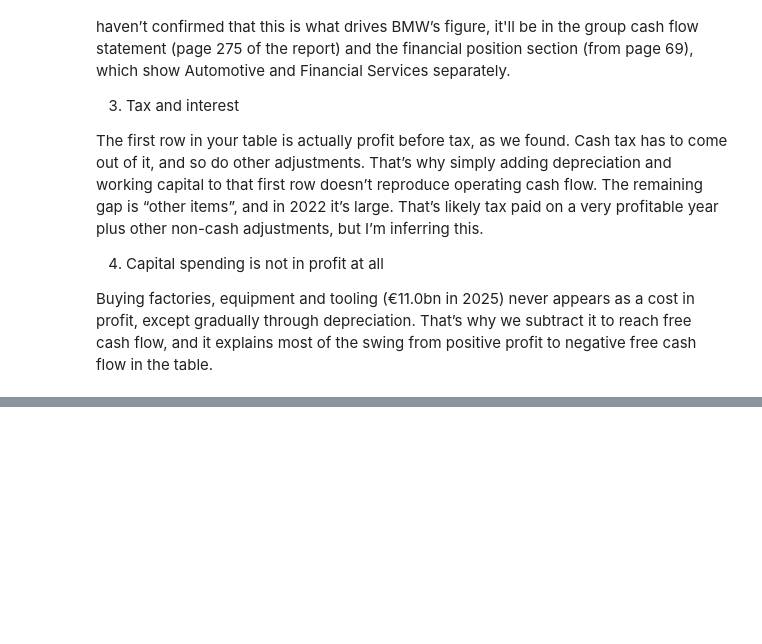
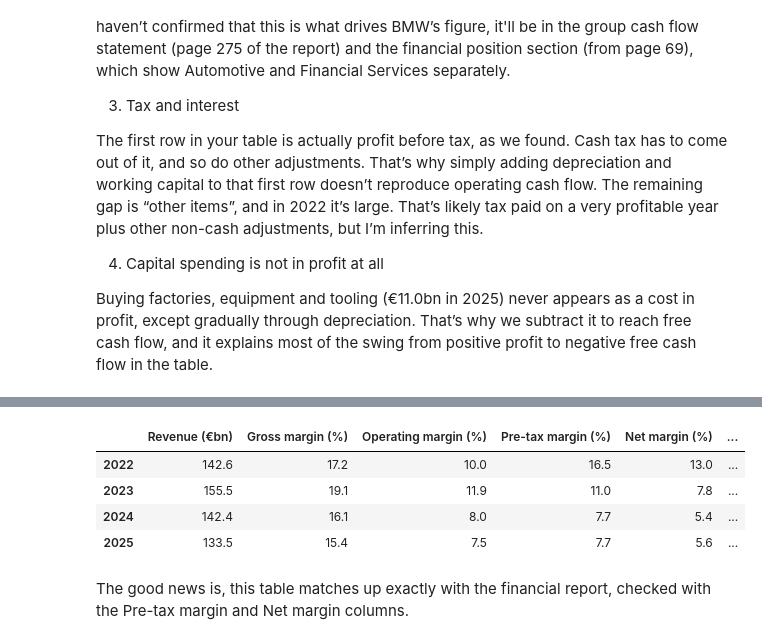
Before and after one commit to JoeSteward-04/Asset-Management-Project, a Jupyter notebook: notebooks/BMW_data_pull.ipynb, the cells around one changed output, grey strips where cells are left out. Cells and saved outputs as stored; diff of their text form; code cells hidden in the pictures; blank space fills up the shorter version.

```diff
--- a/notebooks/BMW_data_pull.ipynb
+++ b/notebooks/BMW_data_pull.ipynb
@@ -404,0 +441,26 @@ Buying factories, equipment and tooling (€11.0bn in 2025) never appears as a c
+# %%
+rev = bmw_income.loc["Total Revenue"]
+
+margins = pd.DataFrame({"Revenue (€bn)":(rev/1e9).round(1),
+                        "Gross margin (%)":(bmw_income.loc["Gross Profit"]/rev*100).round(1),
+                        "Operating margin (%)":(bmw_income.loc["Operating Income"]/rev*100).round(1),
+                        "Pre-tax margin (%)":(bmw_income.loc["Pretax Income"]/rev*100).round(1),
+                        "Net margin (%)":(bmw_income.loc["Net Income Including Noncontrolling Interests"]/rev*100).round(1),
+                        "Free cash flow (€bn)": (cashflow.loc["Free Cash Flow"]/1e9).round(1),
+                        }).dropna(how="all")
+#Each margin divides a profit row by revenue, and gives a percentage
+#dropna(how="all") only removes rows that are entirely empty
+#free cash flow column comes from a separate cashflow table, so pandas line it up
+#by year automatically
+
+margins.index = margins.index.year
+margins = margins.sort_index()
+margins
+# %% [output]
+|  | Revenue (€bn) | Gross margin (%) | Operating margin (%) | Pre-tax margin (%) | Net margin (%) | ... |
+| 2022 | 142.6 | 17.2 | 10.0 | 16.5 | 13.0 | ... |
+| 2023 | 155.5 | 19.1 | 11.9 | 11.0 | 7.8 | ... |
+| 2024 | 142.4 | 16.1 | 8.0 | 7.7 | 5.4 | ... |
+| 2025 | 133.5 | 15.4 | 7.5 | 7.7 | 5.6 | ... |
+# %% [markdown]
+The good news is, this table matches up exactly with the financial report, checked with the Pre-tax margin and Net margin columns.
```
Also changed, not shown: parts of 6 cells of this notebook.
